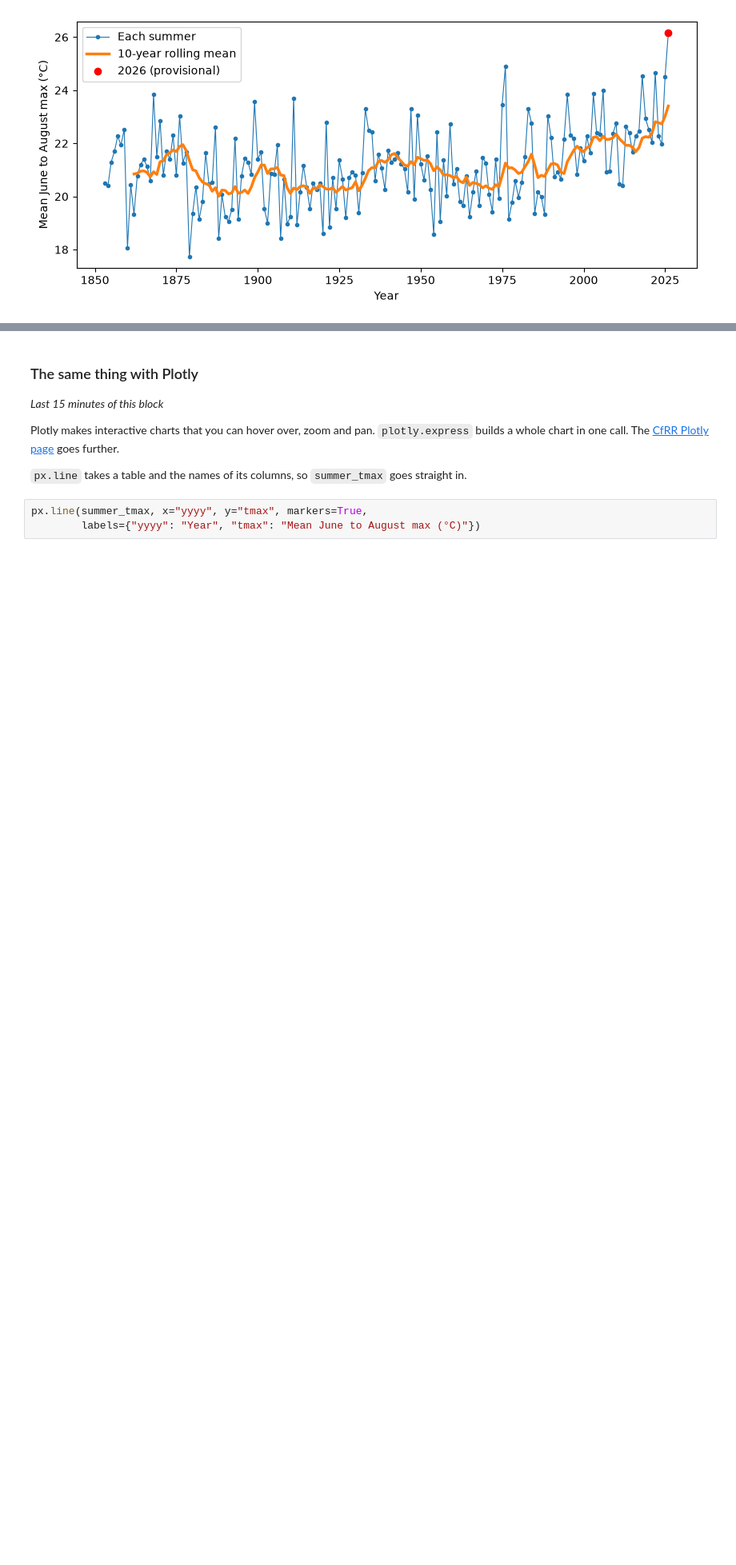
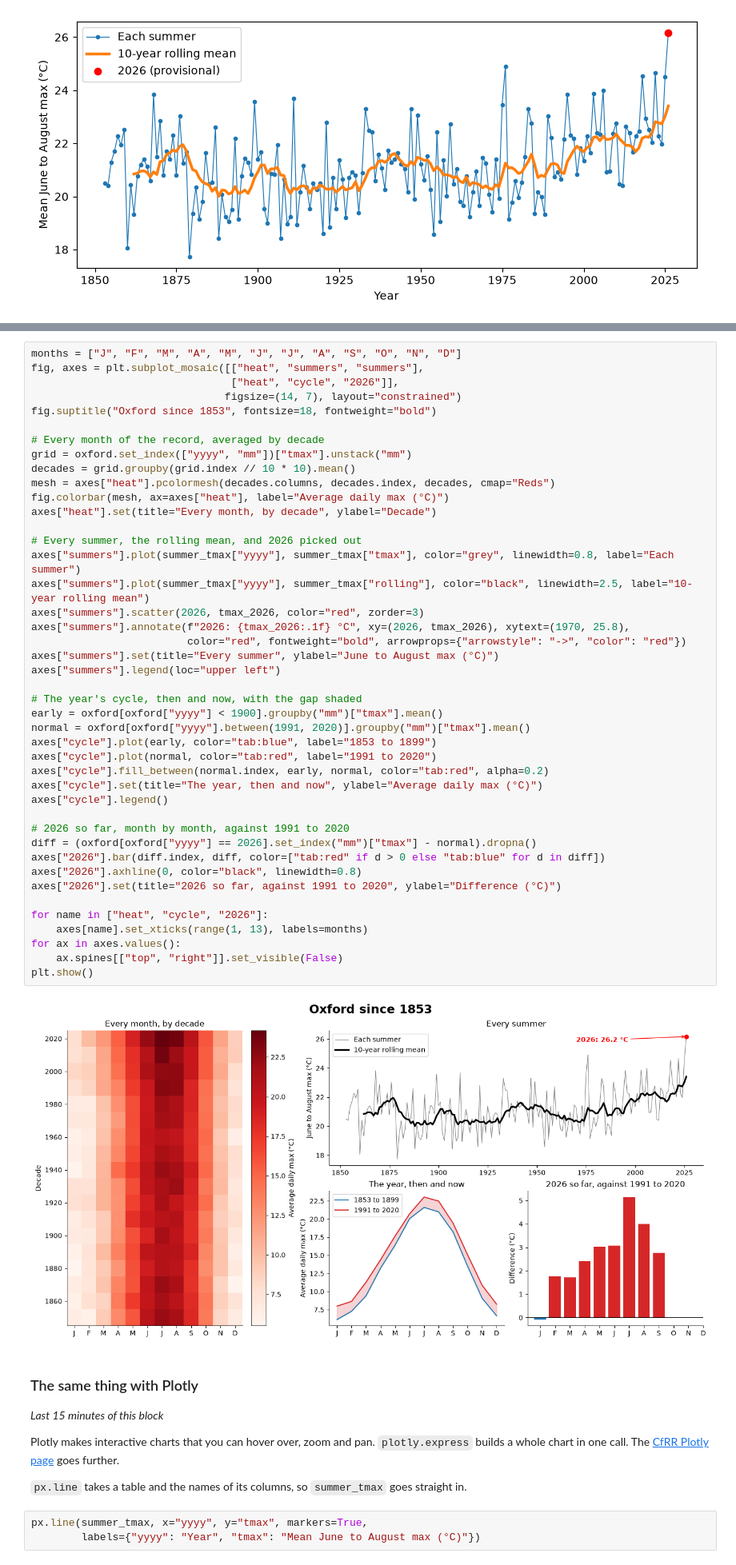
Before and after one commit to cafoala/cfrr-python-for-data-analysis, a Jupyter notebook: notebooks/day2_solutions.ipynb, the cells around one changed output, grey strips where cells are left out. Shown at 80% size. Drawn from its saved outputs; the diff is of its cells as text; blank space fills up the shorter version.

```diff
--- a/notebooks/day2_solutions.ipynb
+++ b/notebooks/day2_solutions.ipynb
@@ -118,3 +128,48 @@ fig
+# %%
+months = ["J", "F", "M", "A", "M", "J", "J", "A", "S", "O", "N", "D"]
+fig, axes = plt.subplot_mosaic([["heat", "summers", "summers"],
+                                ["heat", "cycle", "2026"]],
+                               figsize=(14, 7), layout="constrained")
+fig.suptitle("Oxford since 1853", fontsize=18, fontweight="bold")
+
+# Every month of the record, averaged by decade
+grid = oxford.set_index(["yyyy", "mm"])["tmax"].unstack("mm")
+decades = grid.groupby(grid.index // 10 * 10).mean()
+mesh = axes["heat"].pcolormesh(decades.columns, decades.index, decades, cmap="Reds")
+fig.colorbar(mesh, ax=axes["heat"], label="Average daily max (°C)")
+axes["heat"].set(title="Every month, by decade", ylabel="Decade")
+
+# Every summer, the rolling mean, and 2026 picked out
+axes["summers"].plot(summer_tmax["yyyy"], summer_tmax["tmax"], color="grey", linewidth=0.8, label="Each summer")
+axes["summers"].plot(summer_tmax["yyyy"], summer_tmax["rolling"], color="black", linewidth=2.5, label="10-year rolling mean")
+axes["summers"].scatter(2026, tmax_2026, color="red", zorder=3)
+axes["summers"].annotate(f"2026: {tmax_2026:.1f} °C", xy=(2026, tmax_2026), xytext=(1970, 25.8),
+                         color="red", fontweight="bold", arrowprops={"arrowstyle": "->", "color": "red"})
+axes["summers"].set(title="Every summer", ylabel="June to August max (°C)")
+axes["summers"].legend(loc="upper left")
+
+# The year's cycle, then and now, with the gap shaded
+early = oxford[oxford["yyyy"] < 1900].groupby("mm")["tmax"].mean()
+normal = oxford[oxford["yyyy"].between(1991, 2020)].groupby("mm")["tmax"].mean()
+axes["cycle"].plot(early, color="tab:blue", label="1853 to 1899")
+axes["cycle"].plot(normal, color="tab:red", label="1991 to 2020")
+axes["cycle"].fill_between(normal.index, early, normal, color="tab:red", alpha=0.2)
+axes["cycle"].set(title="The year, then and now", ylabel="Average daily max (°C)")
+axes["cycle"].legend()
+
+# 2026 so far, month by month, against 1991 to 2020
+diff = (oxford[oxford["yyyy"] == 2026].set_index("mm")["tmax"] - normal).dropna()
+axes["2026"].bar(diff.index, diff, color=["tab:red" if d > 0 else "tab:blue" for d in diff])
+axes["2026"].axhline(0, color="black", linewidth=0.8)
+axes["2026"].set(title="2026 so far, against 1991 to 2020", ylabel="Difference (°C)")
+
+for name in ["heat", "cycle", "2026"]:
+    axes[name].set_xticks(range(1, 13), labels=months)
+for ax in axes.values():
+    ax.spines[["top", "right"]].set_visible(False)
+plt.show()
+# %% [output]
+[figure, new version]
 # %% [markdown]
 ### The same thing with Plotly
 
```
Also changed, not shown: parts of 6 cells of this notebook, 2 other files.
